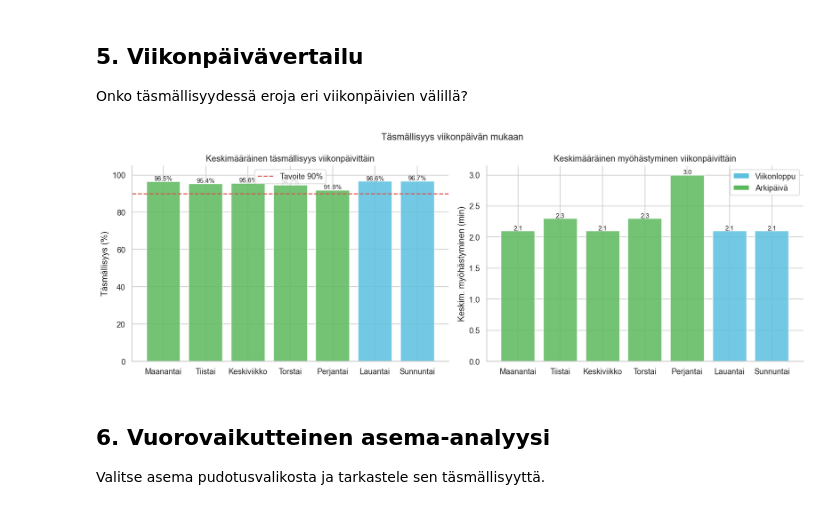
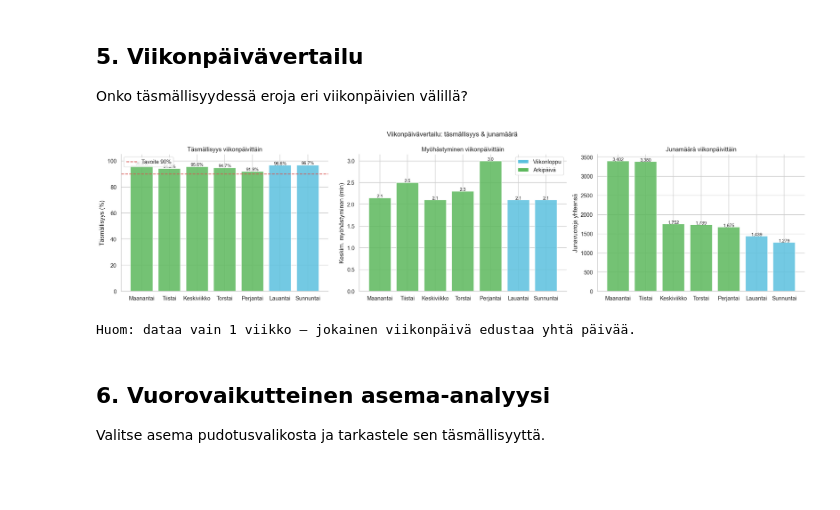
Before and after one commit to arttujussikil/jaateloauto, a Jupyter notebook: 07_visualisation/analysis.ipynb, the cells around one changed output. Cells and saved outputs as stored; diff of their text form; code cells hidden in the pictures; blank space fills up the shorter version.

```diff
--- a/07_visualisation/analysis.ipynb
+++ b/07_visualisation/analysis.ipynb
@@ -305,38 +305,48 @@ weekday["label"] = weekday["day_name"].map(weekday_fi)
 colors = ["#5bc0de" if d in ("Saturday", "Sunday") else "#5cb85c"
           for d in weekday["day_name"]]
 
-fig, (ax1, ax2) = plt.subplots(1, 2, figsize=(14, 5))
+fig, (ax1, ax2, ax3) = plt.subplots(1, 3, figsize=(20, 5))
 
 # Täsmällisyysprosentti viikonpäivittäin
 bars = ax1.bar(weekday["label"], weekday["avg_punctuality"], color=colors, alpha=0.85, edgecolor="white")
 ax1.axhline(y=90, color="#d9534f", linestyle="--", linewidth=1.5, label="Tavoite 90%")
 ax1.set_ylabel("Täsmällisyys (%)")
-ax1.set_title("Keskimääräinen täsmällisyys viikonpäivittäin")
+ax1.set_title("Täsmällisyys viikonpäivittäin")
 ax1.set_ylim(0, 105)
 ax1.legend()
 for bar, val in zip(bars, weekday["avg_punctuality"]):
     ax1.text(bar.get_x() + bar.get_width() / 2, bar.get_height() + 0.5,
              f"{val:.1f}%", ha="center", fontsize=9)
 
 # Keskimääräinen myöhästyminen viikonpäivittäin
 bars2 = ax2.bar(weekday["label"], weekday["avg_delay"], color=colors, alpha=0.85, edgecolor="white")
 ax2.set_ylabel("Keskim. myöhästyminen (min)")
-ax2.set_title("Keskimääräinen myöhästyminen viikonpäivittäin")
+ax2.set_title("Myöhästyminen viikonpäivittäin")
 for bar, val in zip(bars2, weekday["avg_delay"]):
     ax2.text(bar.get_x() + bar.get_width() / 2, bar.get_height() + 0.01,
              f"{val:.1f}", ha="center", fontsize=9)
+
+# Junamäärä viikonpäivittäin
+bars3 = ax3.bar(weekday["label"], weekday["total_trains"], color=colors, alpha=0.85, edgecolor="white")
+ax3.set_ylabel("Junavuoroja yhteensä")
+ax3.set_title("Junamäärä viikonpäivittäin")
+for bar, val in zip(bars3, weekday["total_trains"]):
+    ax3.text(bar.get_x() + bar.get_width() / 2, bar.get_height() + 5,
+             f"{int(val):,}", ha="center", fontsize=9)
 
 from matplotlib.patches import Patch
 legend_elements = [Patch(facecolor="#5bc0de", label="Viikonloppu"),
                    Patch(facecolor="#5cb85c", label="Arkipäivä")]
 ax2.legend(handles=legend_elements)
 
-plt.suptitle("Täsmällisyys viikonpäivän mukaan", fontsize=13)
+plt.suptitle("Viikonpäivävertailu: täsmällisyys & junamäärä", fontsize=13)
 plt.tight_layout()
 plt.savefig("weekday_punctuality.png", bbox_inches="tight")
 plt.show()
+print("Huom: dataa vain 1 viikko — jokainen viikonpäivä edustaa yhtä päivää.")
 # %% [output]
-[figure, old version]
+[figure, new version]
+Huom: dataa vain 1 viikko — jokainen viikonpäivä edustaa yhtä päivää.
 # %% [markdown]
 ## 6. Vuorovaikutteinen asema-analyysi
 
```
Also changed, not shown: parts of 5 cells of this notebook, 3 other files.
